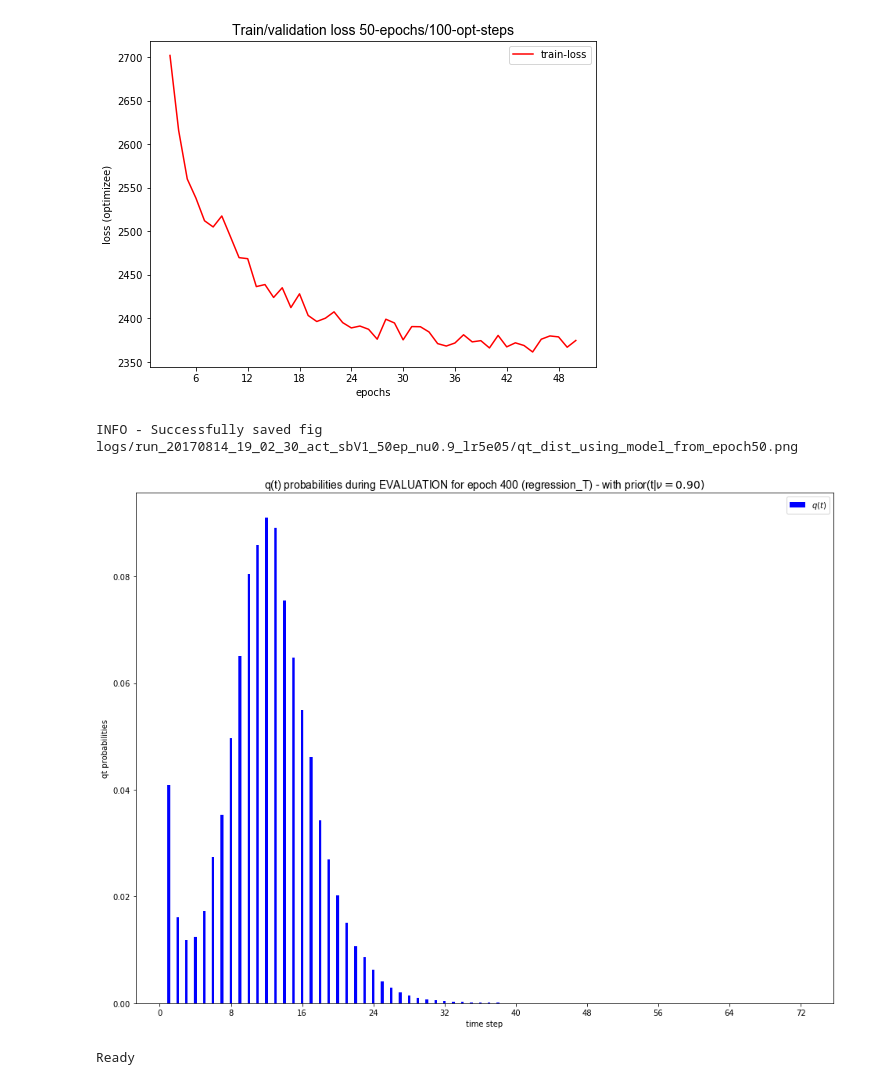
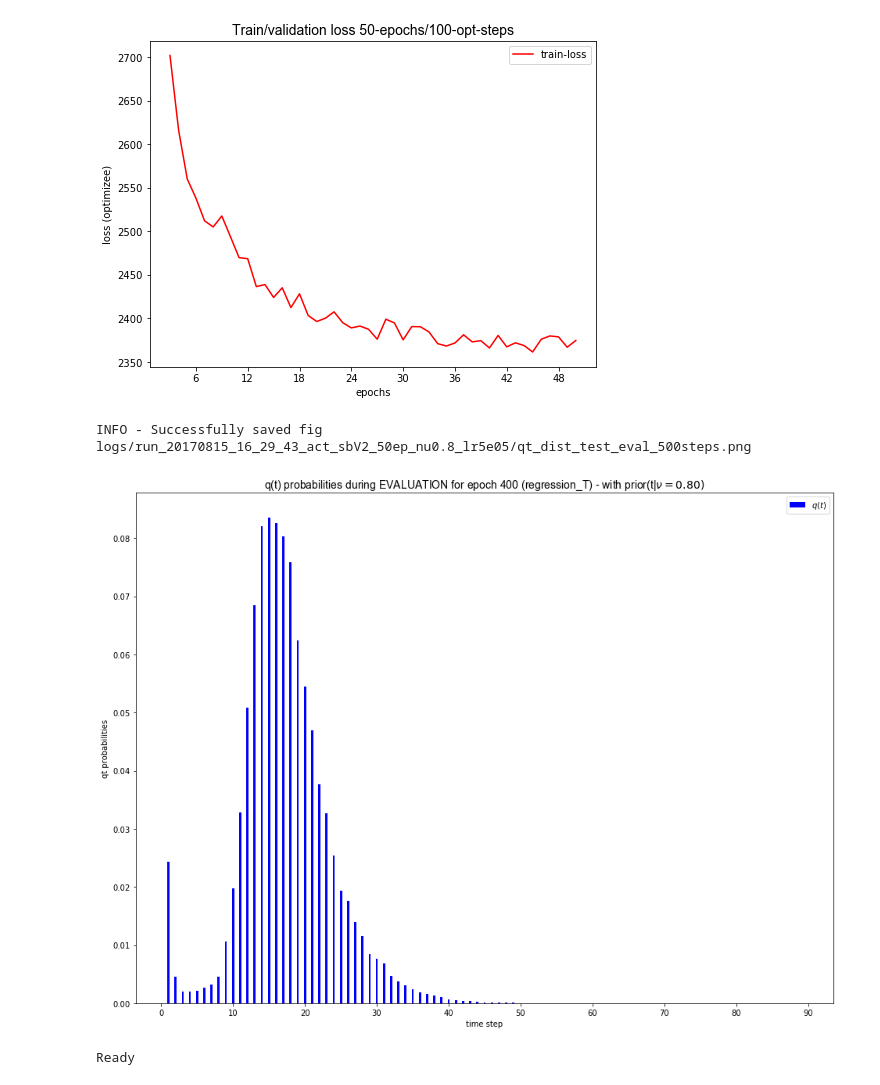
Before and after one commit to toologicbv/meta_learner, a Jupyter notebook: regressionT_results_actsb_1.ipynb, the cells around one changed output. Cells and saved outputs as stored; diff of their text form; code cells hidden in the pictures.

Commit message:
added first results for act-stick breaking model

```diff
--- a/regressionT_results_actsb_1.ipynb
+++ b/regressionT_results_actsb_1.ipynb
@@ -53,20 +53,24 @@ from utils.regression import RegressionWithStudentT
 expers_to_load = [# Meta V1 model regressionT
                   (True, "run_20170814_11_47_03_metaV1_50ep_50ops_lr3e05"), # 50ops
                   (False, "run_20170814_17_04_25_metaV1_50ep_100ops_lr3e05"), # 100ops
-                  (False, "run_20170814_12_03_15_metaV2_50ep_26ops_lr3e05"), # stochastic 26 ops
+                  (True, "run_20170814_12_03_15_metaV2_50ep_26ops_lr3e05"), # stochastic 26 ops
                   # Stick-breaking V1 model
                   (False, "run_20170724_22_55_12_actV2_70ep_32ops_lr5e05_adam"), # nu=0.1
                   (False, "run_20170811_15_54_49_act_sbV1_45ep_nu0.2_lr5e05"), # nu=0.2
-                  (False, "run_20170814_14_05_22_act_sbV1_50ep_nu0.3_lr5e05"), # nu=0.3
+                  (False, "run_20170815_17_15_28_act_sbV1_50ep_nu0.3_lr5e05"), # nu=0.3
                   (False, "run_20170724_17_46_16_actV2_70ep_32ops_lr5e05_adam"), # nu=0.6
-                  (False, "run_20170814_14_27_22_act_sbV1_50ep_nu0.7_lr5e05"), # nu=0.7
-                  (False, "run_20170814_15_32_34_act_sbV1_50ep_nu0.7_lr5e05"), # nu=0.7 with 20 KL steps annealing
-                  (False, "run_20170814_16_06_50_act_sbV1_50ep_nu0.7_lr5e05"), # nu=0.7 with 45 KL steps annealing
+                  (True, "run_20170814_14_27_22_act_sbV1_50ep_nu0.7_lr5e05"), # nu=0.7
+                  (False, "run_20170815_16_02_52_act_sbV1_50ep_nu0.8_lr5e05"), # nu=0.8
+                  (False, "run_20170815_16_29_43_act_sbV2_50ep_nu0.8_lr5e05"), # nu=0.8 with 20epos annealing until 0.5
                   (False, "run_20170814_12_41_13_act_sbV1_50ep_nu0.9_lr5e05"), # 0.9
-                  (True, "run_20170814_19_02_30_act_sbV1_50ep_nu0.9_lr5e05"), # 0.9 with 50steps annealing
-                  (False, "run_20170814_11_13_42_act_sbV1_50ep_nu0.95_lr5e05"), # nu=0.95
+                  (False, "run_20170815_09_44_40_act_sbV2_50ep_nu0.9_lr5e05"), # 0.9 with 40steps annealing
+                  (False, "run_20170814_11_13_42_act_sbV1_50ep_nu0.95_lr5e05"), # nu=0.95 max_horizon = 100
+                  (False, "run_20170815_15_12_55_act_sbV1_50ep_nu0.95_lr5e05"), # nu=0.95 max_horizon =200
+                  (False, "run_20170814_18_16_12_act_sbV1_50ep_nu0.99_lr5e05"), # 0.99 with annealing
                   # Stick-breaking V3 model with neg-binomial
-                  (True, "run_20170815_10_22_49_act_sbV3_50ep_nu0.5_lr5e05")] # nu=0.5 n=50
+                  (False, "run_20170815_10_22_49_act_sbV3_50ep_nu0.5_lr5e05"), # nu=0.5 n=50
+                  # ACT-SB V4 with act + meta loss
+                  (False, "run_20170815_14_07_20_act_sbV4_50ep_nu0.9_lr5e05")] # nu=0.9
 # %%
 without_models = False
 
@@ -119,10 +123,11 @@ INFO - ['linear_in.weight', 'linear_in.bias', 'lstms.0.fc_i2h.weight', 'lstms.0.
 # %%
 del new_experiments
 new_experiments = []
-max_eval_steps = 200
+max_eval_steps = 500
 
 for exper in expers_to_load:
     if exper[0]:
+        print("Loading experiment {}".format(exper[1]))
         new_experiments.append(Experiment.load(path_to_exp=exper[1] + "/" +
                                                "exp_eval_stats_10000_" + str(max_eval_steps) +"steps.dll",
                                                full_path=True))
@@ -181,16 +189,16 @@ plot_parm_loss_steps(experiments, num_of_plots=4, do_show=True,
                      do_save=False, loss_type="loss", log_scale=False, max_step=20,
                     fig_name="metaV2_val_loss_during_training")
 # %%
-exp_idx = 2
+exp_idx = 3
 model = models[exp_idx]
 
-max_steps = 200
+max_steps = 500
 # new_experiments[exp_idx].model_path
 
 new_experiments[exp_idx].epoch = 400
 new_experiments[exp_idx].config.max_val_opt_steps = max_steps
 new_experiments[exp_idx].config.T = max_steps
-new_experiments[exp_idx].type_prior = "neg-binomial"
+new_experiments[exp_idx].type_prior = "geometric"
 
 epoch_obj = Epoch()
 epoch_obj.start(new_experiments[exp_idx])
@@ -222,9 +230,9 @@ End....
 # %%
 X = np.vstack(new_experiments[2].val_stats["halt_step_funcs"].values())
 # %%
-print(len(new_experiments))
+
 exp_idx = 0
-max_steps = 200
+max_steps = 500
 new_experiments[exp_idx].epoch = 400
 new_experiments[exp_idx].config.max_val_opt_steps = max_steps
 new_experiments[exp_idx].config.T = max_steps
@@ -296,11 +303,11 @@ loss_plot(experiments[0], show=True, save=True, validation=False, only_val=False
 INFO - Successfully saved fig logs/run_20170814_17_04_25_metaV1_50ep_100ops_lr3e05/loss_metaV1_50ep_100ops_21:43:29.png
 [figure]
 # %%
-plot_actsb_qts(new_experiments[1], data_set="eval", save=True, show=True, add_info=False, epoch=400,
-              fig_name="qt_dist_using_model_from_epoch50")
+plot_actsb_qts(new_experiments[3], data_set="eval", save=True, show=True, add_info=False, epoch=400,
+              fig_name="qt_dist_test_eval_500steps")
 # %% [output]
-INFO - Successfully saved fig logs/run_20170814_19_02_30_act_sbV1_50ep_nu0.9_lr5e05/qt_dist_using_model_from_epoch50.png
+INFO - Successfully saved fig logs/run_20170815_16_29_43_act_sbV2_50ep_nu0.8_lr5e05/qt_dist_test_eval_500steps.png
-[figure, old version]
+[figure, new version]
 # %%
 def compute_yt(W, x):
     return torch.transpose(torch.mm(W ,x.unsqueeze(1)), 1,0)
```
Also changed, not shown: parts of 7 cells of this notebook, 9 other files.
